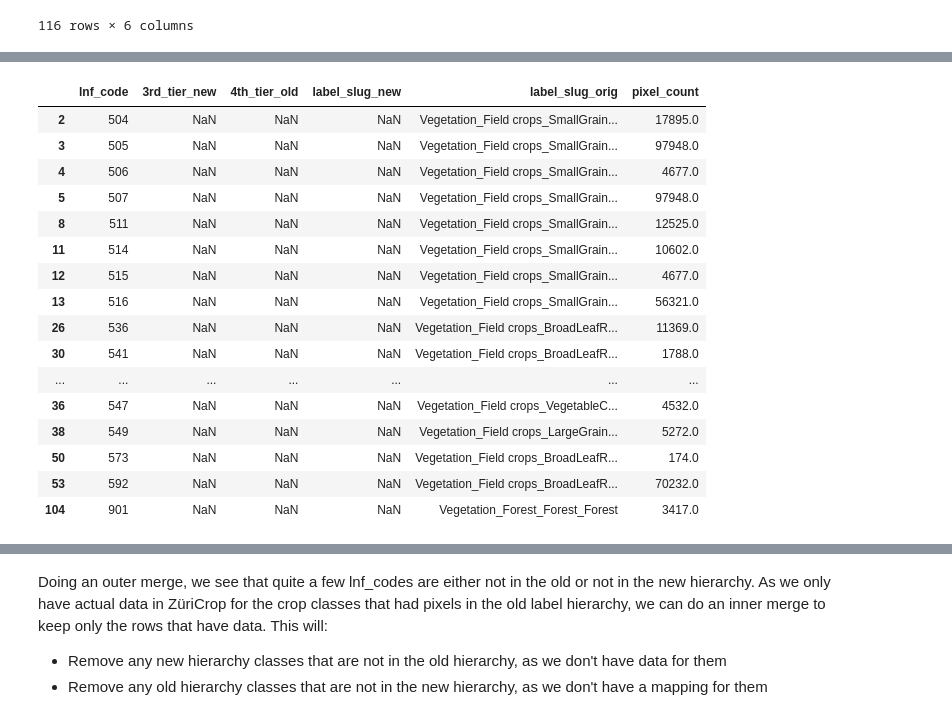
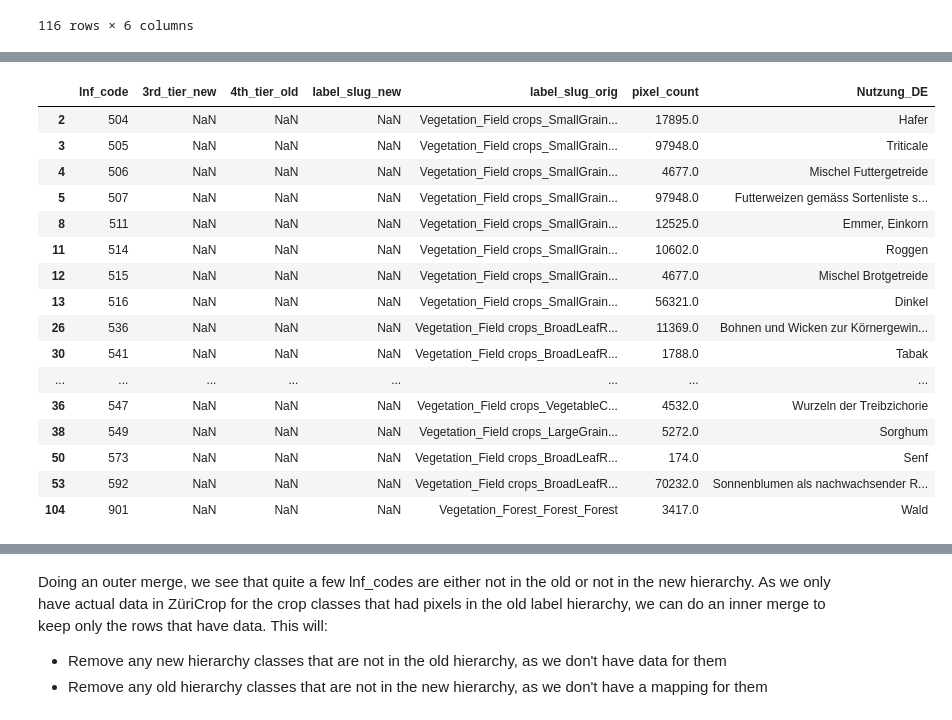
Before and after one commit to Satellite-Based-Crop-Classification/messis, a Jupyter notebook: archive/explore_züri_crop.ipynb, the cells around one changed output, grey strips where cells are left out. Drawn from its saved outputs; the diff is of its cells as text; code cells hidden in the pictures.

```diff
--- a/archive/explore_züri_crop.ipynb
+++ b/archive/explore_züri_crop.ipynb
@@ -759,0 +792,12 @@ merged_label_hierarchy
+# %%
+# Analyze which classes we are losing
+lnf_reference = pd.read_csv("LNF_Katalog_Nutzungsart.csv")
+
+label_hierarchy_mapping = merged_label_hierarchy.copy()
+
+# add a new column nutzung_de to label_hierarchy_df based on LNF_Code in lnf_reference
+label_hierarchy_mapping = pd.merge(label_hierarchy_mapping, lnf_reference, left_on='lnf_code', right_on='LNF_Code', how='left')
+label_hierarchy_mapping = label_hierarchy_mapping[['lnf_code', '3rd_tier_new', '4th_tier_old', 'label_slug_new', 'label_slug_orig', 'pixel_count', 'Nutzung_DE']]
+
+label_hierarchy_mapping.to_csv("label_hierarchy_mapping.csv", index=False)
+label_hierarchy_mapping
@@ -760,22 +839,22 @@ merged_label_hierarchy
 # %%
-# Show which labels we are loosing - these LNF Codes are assigned nowhere in the new label hierarchy
+# Classes LOST in the new hierarchy
 pd.set_option('display.max_colwidth', None)
-merged_label_hierarchy[merged_label_hierarchy["label_slug_new"].isna()]
+label_hierarchy_mapping[label_hierarchy_mapping["label_slug_new"].isna()]
 # %% [output]
-|  | lnf_code | 3rd_tier_new | 4th_tier_old | label_slug_new | label_slug_orig | pixel_count |
-| 2 | 504 | NaN | NaN | NaN | Vegetation_Field crops_SmallGrain... | 17895.0 |
-| 3 | 505 | NaN | NaN | NaN | Vegetation_Field crops_SmallGrain... | 97948.0 |
-| 4 | 506 | NaN | NaN | NaN | Vegetation_Field crops_SmallGrain... | 4677.0 |
-| 5 | 507 | NaN | NaN | NaN | Vegetation_Field crops_SmallGrain... | 97948.0 |
-| 8 | 511 | NaN | NaN | NaN | Vegetation_Field crops_SmallGrain... | 12525.0 |
-| 11 | 514 | NaN | NaN | NaN | Vegetation_Field crops_SmallGrain... | 10602.0 |
-| 12 | 515 | NaN | NaN | NaN | Vegetation_Field crops_SmallGrain... | 4677.0 |
-| 13 | 516 | NaN | NaN | NaN | Vegetation_Field crops_SmallGrain... | 56321.0 |
-| 26 | 536 | NaN | NaN | NaN | Vegetation_Field crops_BroadLeafR... | 11369.0 |
-| 30 | 541 | NaN | NaN | NaN | Vegetation_Field crops_BroadLeafR... | 1788.0 |
-| ... | ... | ... | ... | ... | ... | ... |
-| 36 | 547 | NaN | NaN | NaN | Vegetation_Field crops_VegetableC... | 4532.0 |
-| 38 | 549 | NaN | NaN | NaN | Vegetation_Field crops_LargeGrain... | 5272.0 |
-| 50 | 573 | NaN | NaN | NaN | Vegetation_Field crops_BroadLeafR... | 174.0 |
-| 53 | 592 | NaN | NaN | NaN | Vegetation_Field crops_BroadLeafR... | 70232.0 |
-| 104 | 901 | NaN | NaN | NaN | Vegetation_Forest_Forest_Forest | 3417.0 |
+|  | lnf_code | 3rd_tier_new | 4th_tier_old | label_slug_new | label_slug_orig | pixel_count | Nutzung_DE |
+| 2 | 504 | NaN | NaN | NaN | Vegetation_Field crops_SmallGrain... | 17895.0 | Hafer |
+| 3 | 505 | NaN | NaN | NaN | Vegetation_Field crops_SmallGrain... | 97948.0 | Triticale |
+| 4 | 506 | NaN | NaN | NaN | Vegetation_Field crops_SmallGrain... | 4677.0 | Mischel Futtergetreide |
+| 5 | 507 | NaN | NaN | NaN | Vegetation_Field crops_SmallGrain... | 97948.0 | Futterweizen gemäss Sortenliste s... |
+| 8 | 511 | NaN | NaN | NaN | Vegetation_Field crops_SmallGrain... | 12525.0 | Emmer, Einkorn |
+| 11 | 514 | NaN | NaN | NaN | Vegetation_Field crops_SmallGrain... | 10602.0 | Roggen |
+| 12 | 515 | NaN | NaN | NaN | Vegetation_Field crops_SmallGrain... | 4677.0 | Mischel Brotgetreide |
+| 13 | 516 | NaN | NaN | NaN | Vegetation_Field crops_SmallGrain... | 56321.0 | Dinkel |
+| 26 | 536 | NaN | NaN | NaN | Vegetation_Field crops_BroadLeafR... | 11369.0 | Bohnen und Wicken zur Körnergewin... |
+| 30 | 541 | NaN | NaN | NaN | Vegetation_Field crops_BroadLeafR... | 1788.0 | Tabak |
+| ... | ... | ... | ... | ... | ... | ... | ... |
+| 36 | 547 | NaN | NaN | NaN | Vegetation_Field crops_VegetableC... | 4532.0 | Wurzeln der Treibzichorie |
+| 38 | 549 | NaN | NaN | NaN | Vegetation_Field crops_LargeGrain... | 5272.0 | Sorghum |
+| 50 | 573 | NaN | NaN | NaN | Vegetation_Field crops_BroadLeafR... | 174.0 | Senf |
+| 53 | 592 | NaN | NaN | NaN | Vegetation_Field crops_BroadLeafR... | 70232.0 | Sonnenblumen als nachwachsender R... |
+| 104 | 901 | NaN | NaN | NaN | Vegetation_Forest_Forest_Forest | 3417.0 | Wald |
```
Also changed, not shown: parts of 9 cells of this notebook, 4 other files.
